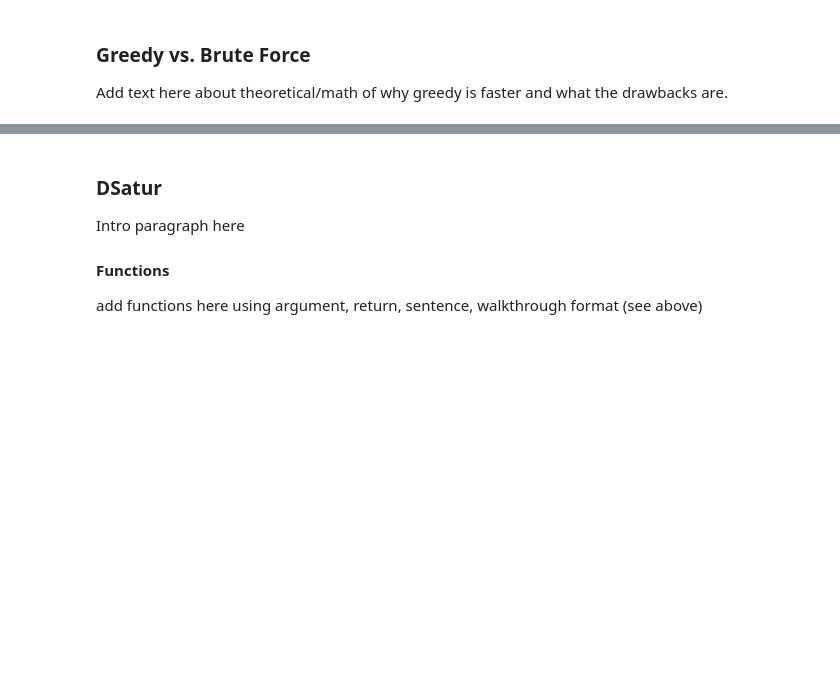
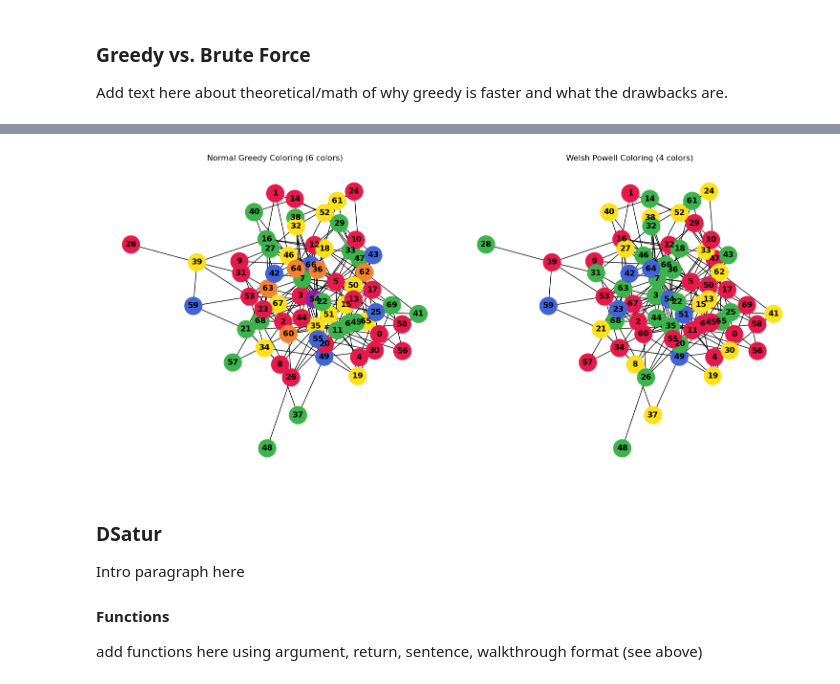
Before and after one commit to crane919/graph-coloring, a Jupyter notebook: Essay.ipynb, the cells around one changed output, grey strips where cells are left out. Saved outputs shown, nothing was run; the diff lists cells and outputs as text; code cells hidden in the pictures; blank space fills up the shorter version.

Commit message:
Added Welsh Powell to Essay and Code

```diff
--- a/Essay.ipynb
+++ b/Essay.ipynb
@@ -104,3 +115,15 @@ add functions here using the argument, return, sentence, walk through format (se
+# %%
+from code_1 import generate_random_graph
+from code_1 import greedy
+from code_1 import welsh_powell
+from code_1 import visualize_greedy_vs_welsh_powell
+
+graph = generate_random_graph(70, 200) #feel free to change these values
+graph_greedy = greedy(graph, False)
+graph_welsh_powell = welsh_powell(graph)
+visualize_greedy_vs_welsh_powell(graph, graph_greedy, graph_welsh_powell)
+# %% [output]
+[figure, added]
 # %% [markdown]
 ### DSatur
 
```
Also changed, not shown: parts of 5 cells of this notebook, 2 other files.
